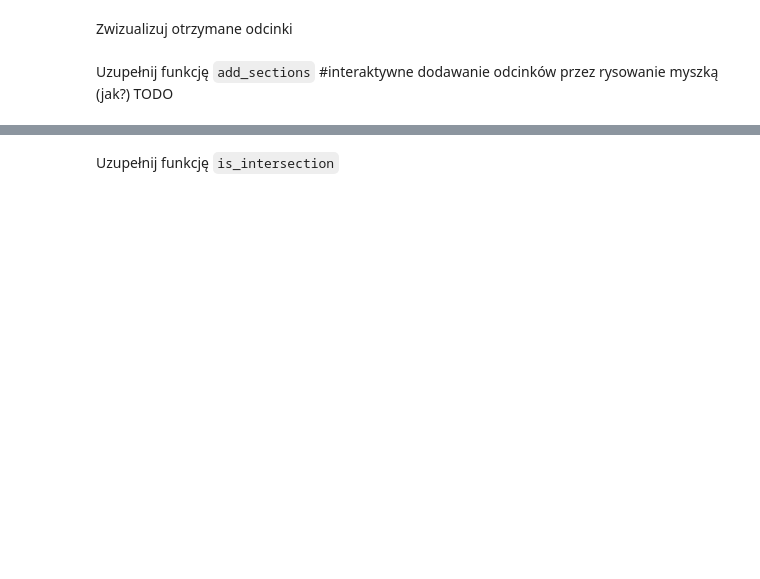
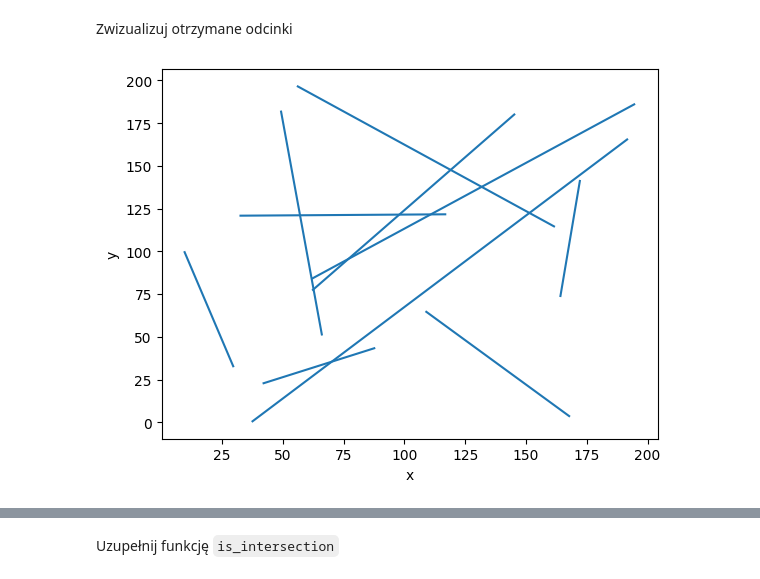
Before and after one commit to Ktwsz/geometryki, a Jupyter notebook: bitalg/lab4/main.ipynb, the cells around one changed output, grey strips where cells are left out. Drawn from its saved outputs; the diff is of its cells as text; code cells hidden in the pictures; blank space fills up the shorter version.

````diff
--- a/bitalg/lab4/main.ipynb
+++ b/bitalg/lab4/main.ipynb
@@ -63,6 +87,34 @@ def generate_uniform_sections(max_x, max_y, n):
     :return: tablica odcinków w postaci krotek zawierających parę krotek współrzędnych punktów końcowych odcinków
     np. [((x1, y1), (x2, y2)), ((x3, y3), (x4, y4)),...]
     """
-    raise Exception("Unimplemented")
+
+    def generate_different(max_val, diff_set, n):
+        tab = []
+
+        while len(tab) < n:
+            val = np.random.rand(1)[0] * max_val
+            if val not in diff_set:
+                tab.append(val)
+
+        return tab
+
+    def generate_without_rep(max_val, n):
+        s = set()
+        tab = []
+
+        while len(s) < n:
+            val = np.random.rand(1)[0] * max_val
+            if val not in s:
+                s.add(val)
+                tab.append(val)
+
+        return tab
+
+    x1 = list(np.random.rand(n) * max_x)
+    x2 = generate_without_rep(max_x, n)
+    y1 = list(np.random.rand(n) * max_y)
+    y2 = generate_different(max_y, y1, n)
+
+    return [((x1[i], y1[i]), (x2[i], y2[i])) for i in range(n)]
 # %%
 Test().runtest(1, generate_uniform_sections)
@@ -73,2 +128,4 @@ Test().runtest(1, generate_uniform_sections)
+# %%
+section = generate_uniform_sections(200, 200, 10)
 # %% [markdown]
 Zwizualizuj otrzymane odcinki
@@ -77,2 +131,0 @@ Zwizualizuj otrzymane odcinki
-# %% [markdown]
-Uzupełnij funkcję ```add_sections``` #interaktywne dodawanie odcinków przez rysowanie myszką (jak?) TODO
@@ -80,0 +132,11 @@
+# %%
+def draw_sections(sections):
+    vis = Visualizer()
+
+    vis.add_line_segment(sections)
+    vis.show()
+
+
+draw_sections(section)
+# %% [output]
+[figure, added]
````
Also changed, not shown: parts of 38 cells of this notebook, 35 other files.
